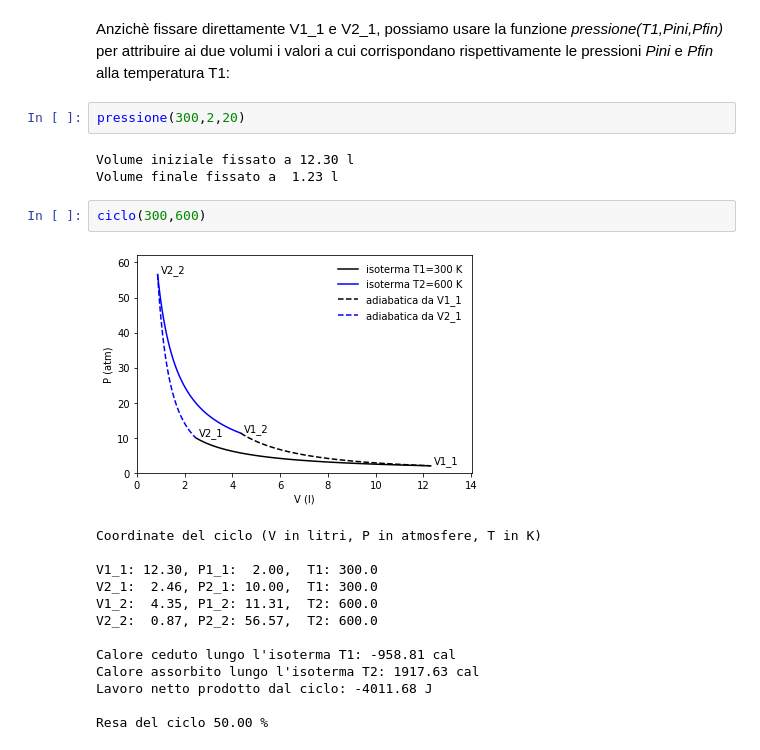
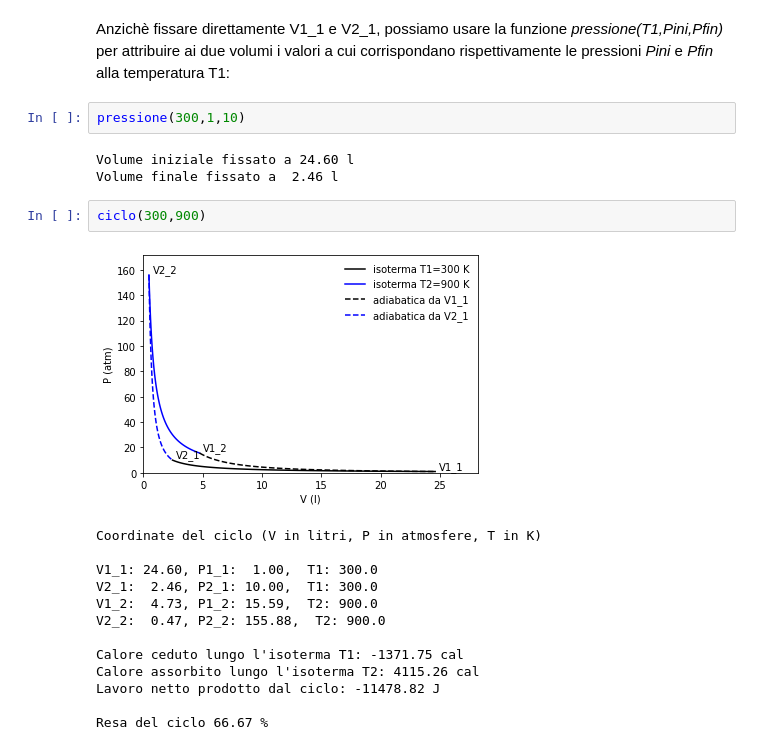
Before and after one commit to Mauro-Prencipe/geochimica, a Jupyter notebook: carnot.ipynb, the cells around one changed output. Cells and saved outputs as stored; diff of their text form.

```diff
--- a/carnot.ipynb
+++ b/carnot.ipynb
@@ -58,23 +58,23 @@ Resa del ciclo 66.67 %
 # %% [markdown]
 Anzichè fissare direttamente V1_1 e V2_1, possiamo usare la funzione *pressione(T1,Pini,Pfin)* per attribuire ai due volumi i valori a cui corrispondano rispettivamente le pressioni *Pini* e *Pfin* alla temperatura T1:
 # %%
-pressione(300,2,20)
+pressione(300,1,10)
 # %% [output]
-Volume iniziale fissato a 12.30 l
-Volume finale fissato a  1.23 l
+Volume iniziale fissato a 24.60 l
+Volume finale fissato a  2.46 l
 # %%
-ciclo(300,600)
+ciclo(300,900)
 # %% [output]
-[figure, old version]
+[figure, new version]
 Coordinate del ciclo (V in litri, P in atmosfere, T in K)
 
-V1_1: 12.30, P1_1:  2.00,  T1: 300.0
+V1_1: 24.60, P1_1:  1.00,  T1: 300.0
 V2_1:  2.46, P2_1: 10.00,  T1: 300.0
-V1_2:  4.35, P1_2: 11.31,  T2: 600.0
-V2_2:  0.87, P2_2: 56.57,  T2: 600.0
+V1_2:  4.73, P1_2: 15.59,  T2: 900.0
+V2_2:  0.47, P2_2: 155.88,  T2: 900.0
 
-Calore ceduto lungo l'isoterma T1: -958.81 cal
-Calore assorbito lungo l'isoterma T2: 1917.63 cal
-Lavoro netto prodotto dal ciclo: -4011.68 J
+Calore ceduto lungo l'isoterma T1: -1371.75 cal
+Calore assorbito lungo l'isoterma T2: 4115.26 cal
+Lavoro netto prodotto dal ciclo: -11478.82 J
 
-Resa del ciclo 50.00 %
+Resa del ciclo 66.67 %
```
Also changed, not shown: parts of 2 cells of this notebook, 8 other files.
